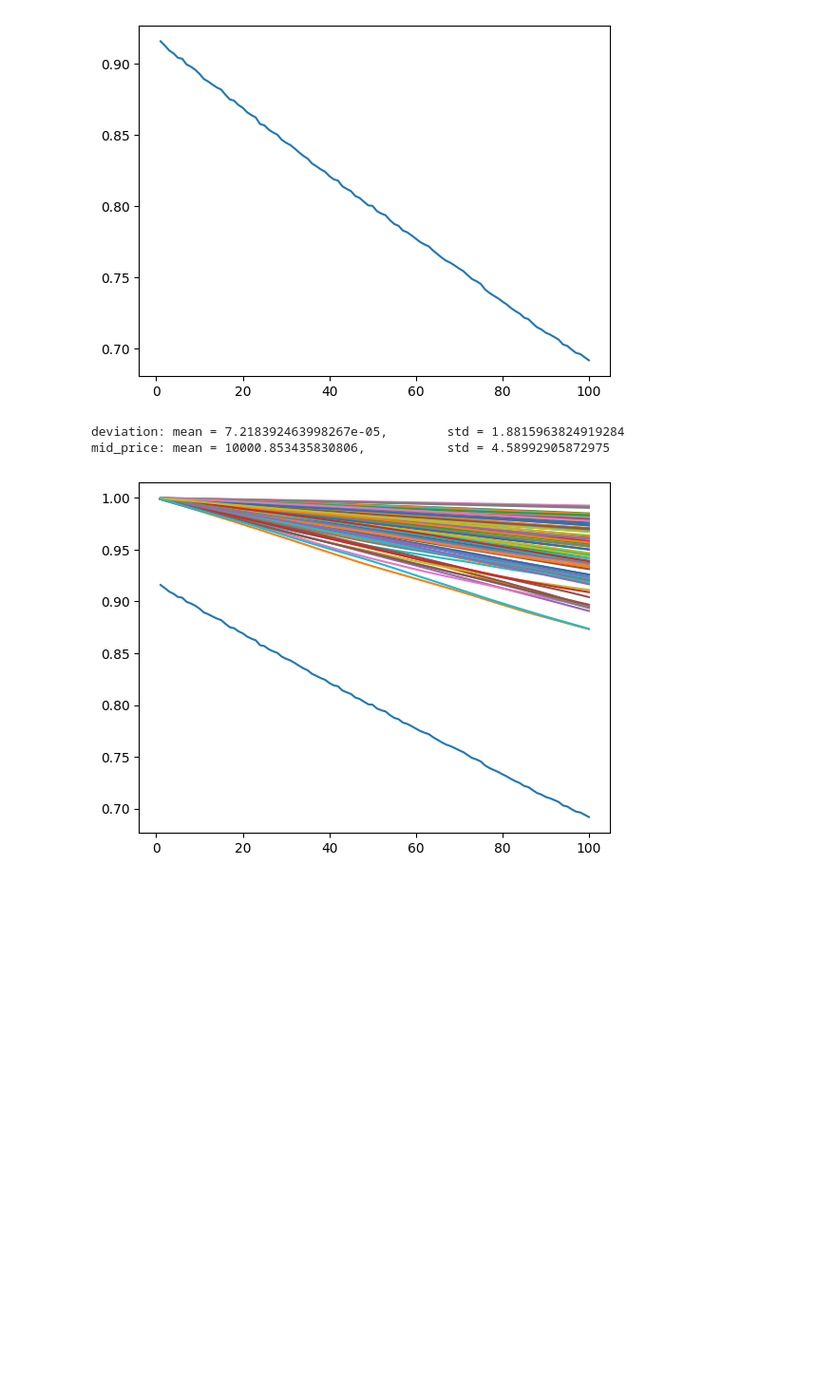
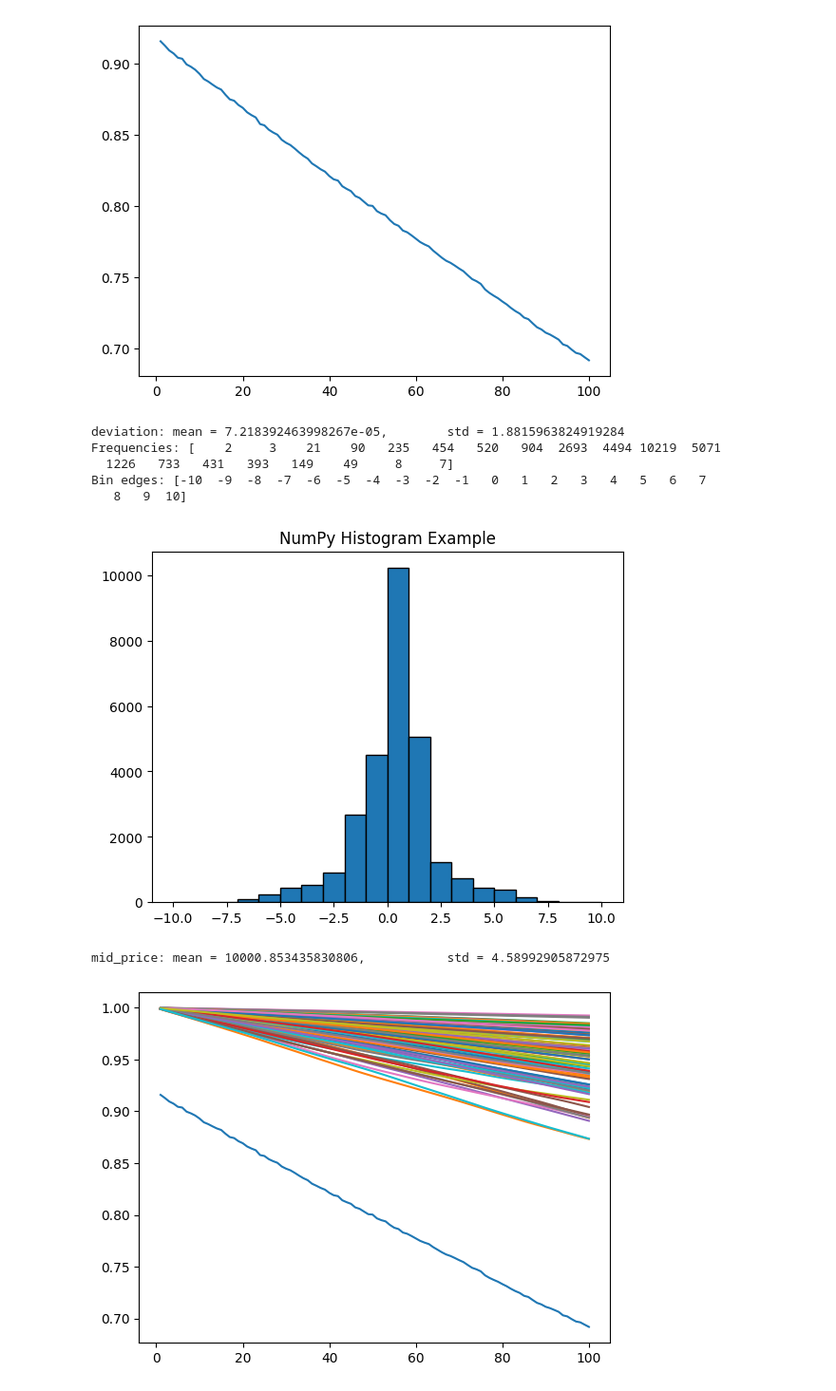
Before and after one commit to ishaanthenerd/IMC-Prosperity-4, a Jupyter notebook: algo_exploration/R2_ig.ipynb, the cells around one changed output. Shown at 95% size. Saved outputs shown, nothing was run; the diff lists cells and outputs as text; code cells hidden in the pictures; blank space fills up the shorter version.

```diff
--- a/algo_exploration/R2_ig.ipynb
+++ b/algo_exploration/R2_ig.ipynb
@@ -19,17 +19,33 @@ plot_autocorrelation(df_filtered, 100)
 # %%
 # determine what the mean / std of deviation looks like
 diff_list = list(df_filtered["mid_price"] - df_filtered["mid_price"].shift(1))
 diff_list = np.array(diff_list)
 diff_list = diff_list[~np.isnan(diff_list)]
 print(f"deviation: mean = {diff_list.mean()}, \tstd = {diff_list.std()}")
 
+# compute histogram with custom bins
+hist, bin_edges = np.histogram(diff_list, bins = list(range(-10, 11, 1)))
+
+print("Frequencies:", hist)
+print("Bin edges:", bin_edges)
+
+# plot histogram --> looks close enough to normal for me!
+plt.hist(diff_list, bins = list(range(-10, 11, 1)), edgecolor='black')
+plt.title("NumPy Histogram Example")
+plt.show()
+
 # determine what the mean / std of mid_price looks like
 a = df_filtered["mid_price"].mean()
 b = df_filtered["mid_price"].std()
 print(f"mid_price: mean = {a}, \t\tstd = {b}")
 # %% [output]
 deviation: mean = 7.218392463998267e-05,        std = 1.8815963824919284
-mid_price: mean = 10000.853435830806,           std = 4.58992905872975
+Frequencies: [    2     3    21    90   235   454   520   904  2693  4494 10219  5071
+  1226   733   431   393   149    49     8     7]
+Bin edges: [-10  -9  -8  -7  -6  -5  -4  -3  -2  -1   0   1   2   3   4   5   6   7
+   8   9  10]
+[figure, added]
+mid_price: mean = 10000.853435830806,           std = 4.58992905872975
 # %%
 # determine if that autocorrelation is normal...
 
```
Also changed, not shown: 1 other file.
